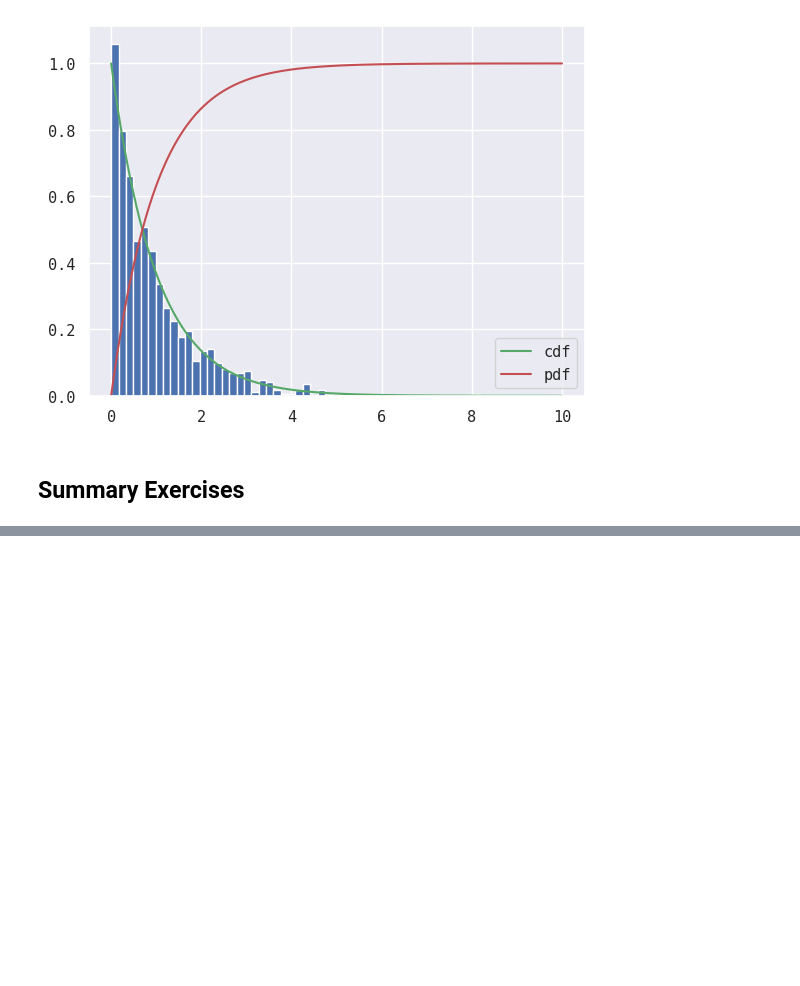
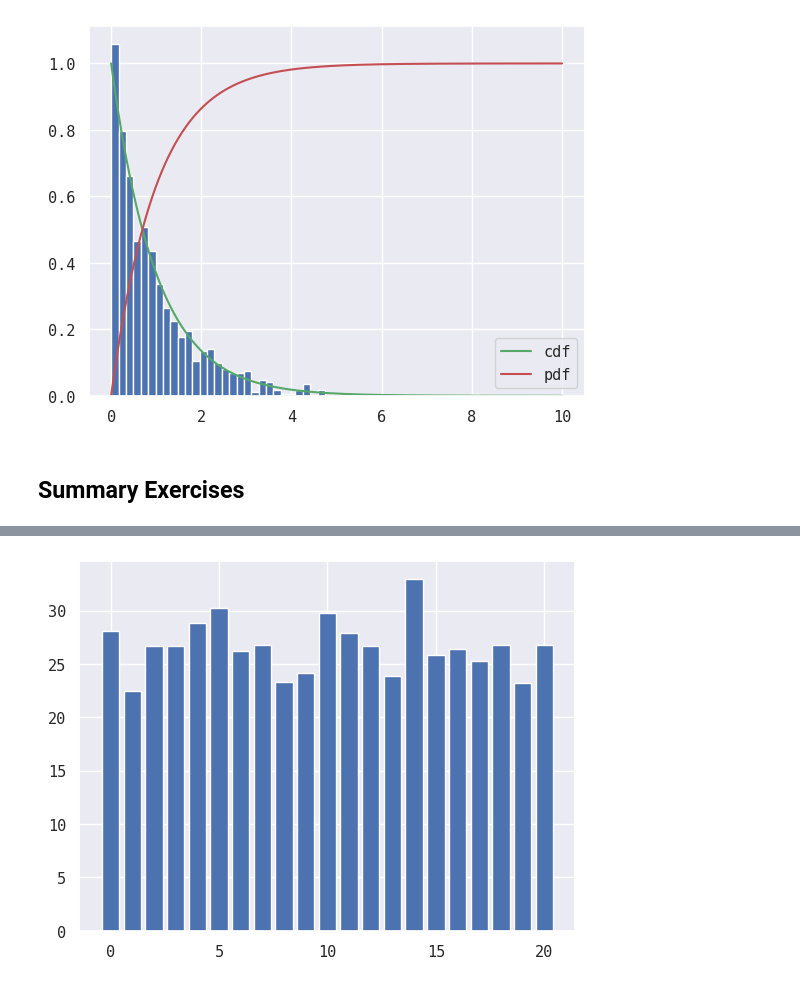
Before and after one commit to MuCool1729/Scipy-Lectures, a Jupyter notebook: intro_scipy.ipynb, the cells around one changed output, grey strips where cells are left out. Cells and saved outputs as stored; diff of their text form; code cells hidden in the pictures; blank space fills up the shorter version.

```diff
--- a/intro_scipy.ipynb
+++ b/intro_scipy.ipynb
@@ -133,0 +137,7 @@ rv_frozen : rv_frozen instance
+# %%
+wind_speeds = np.load("data/sprog-windspeeds.npy")
+years_nb = 21
+max_speeds = np.array([arr.max() for arr in np.array_split(wind_speeds, years_nb)])
+plt.bar(np.arange(21), max_speeds);
+# %% [output]
+[figure, added]
```
Also changed, not shown: parts of 9 cells of this notebook, 6 other files.
